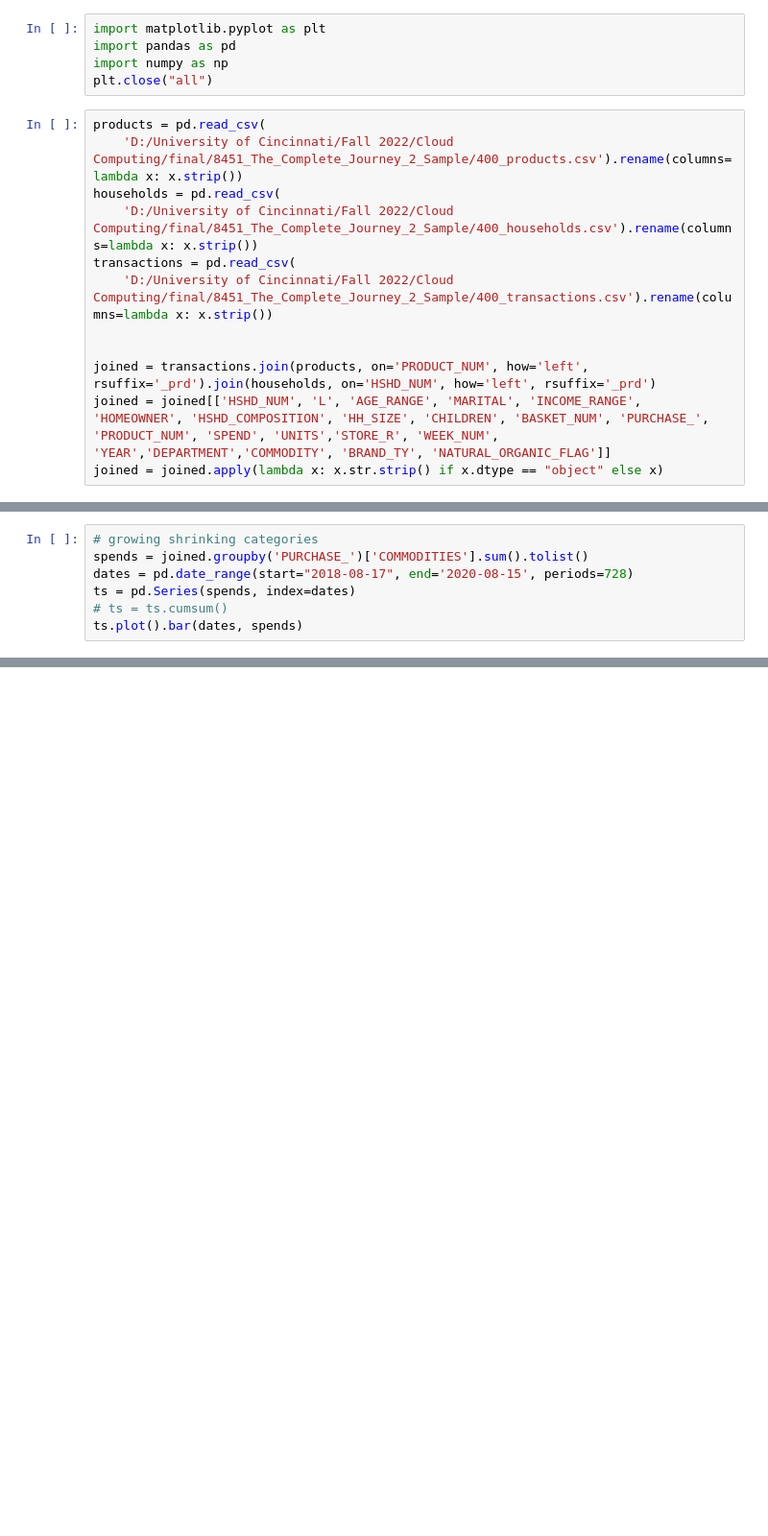
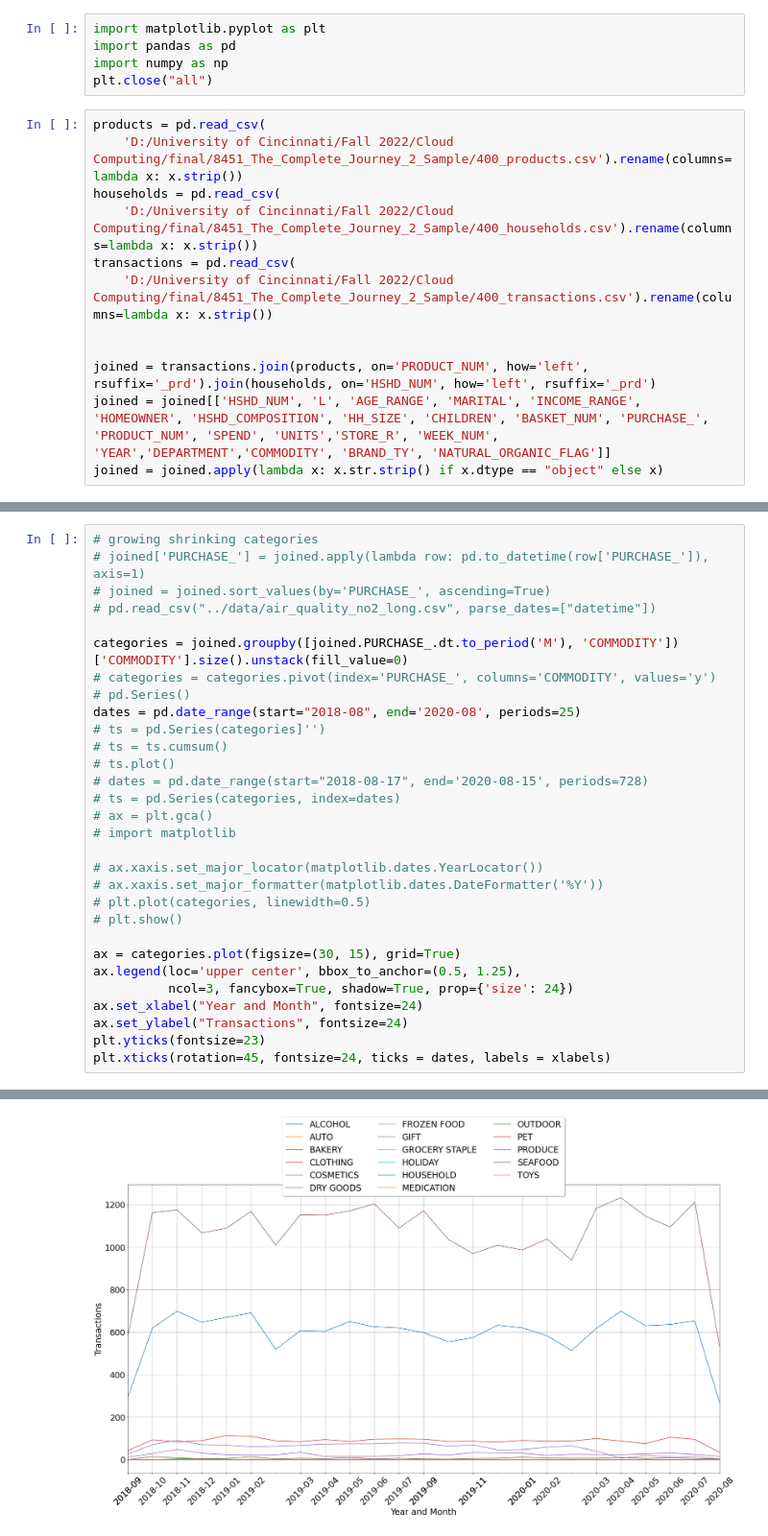
Before and after one commit to GaganNanu/retail-data-app, a Jupyter notebook: analysis.ipynb, the cells around one changed output, grey strips where cells are left out. Shown at 96% size. Saved outputs shown, nothing was run; the diff lists cells and outputs as text; blank space fills up the shorter version.

```diff
--- a/analysis.ipynb
+++ b/analysis.ipynb
@@ -39,7 +58,31 @@ ts.plot().bar(dates, spends)
-# %%
-# growing shrinking categories
-spends = joined.groupby('PURCHASE_')['COMMODITIES'].sum().tolist()
-dates = pd.date_range(start="2018-08-17", end='2020-08-15', periods=728)
-ts = pd.Series(spends, index=dates)
-# ts = ts.cumsum()
-ts.plot().bar(dates, spends)
+# %%
+# growing shrinking categories
+# joined['PURCHASE_'] = joined.apply(lambda row: pd.to_datetime(row['PURCHASE_']), axis=1)
+# joined = joined.sort_values(by='PURCHASE_', ascending=True)
+# pd.read_csv("../data/air_quality_no2_long.csv", parse_dates=["datetime"])
+
+categories = joined.groupby([joined.PURCHASE_.dt.to_period('M'), 'COMMODITY'])['COMMODITY'].size().unstack(fill_value=0)
+# categories = categories.pivot(index='PURCHASE_', columns='COMMODITY', values='y')
+# pd.Series()
+dates = pd.date_range(start="2018-08", end='2020-08', periods=25)
+# ts = pd.Series(categories]'')
+# ts = ts.cumsum()
+# ts.plot()
+# dates = pd.date_range(start="2018-08-17", end='2020-08-15', periods=728)
+# ts = pd.Series(categories, index=dates)
+# ax = plt.gca()
+# import matplotlib
+
+# ax.xaxis.set_major_locator(matplotlib.dates.YearLocator())
+# ax.xaxis.set_major_formatter(matplotlib.dates.DateFormatter('%Y'))
+# plt.plot(categories, linewidth=0.5)
+# plt.show()
+
+ax = categories.plot(figsize=(30, 15), grid=True)
+ax.legend(loc='upper center', bbox_to_anchor=(0.5, 1.25),
+          ncol=3, fancybox=True, shadow=True, prop={'size': 24})
+ax.set_xlabel("Year and Month", fontsize=24)
+ax.set_ylabel("Transactions", fontsize=24)
+plt.yticks(fontsize=23)
+plt.xticks(rotation=45, fontsize=24, ticks = dates, labels = xlabels)
+# %% [output]
@@ -45,0 +106 @@ ts.plot().bar(dates, spends)
+[figure, added]
```
Also changed, not shown: parts of 9 cells of this notebook, 28 other files.
